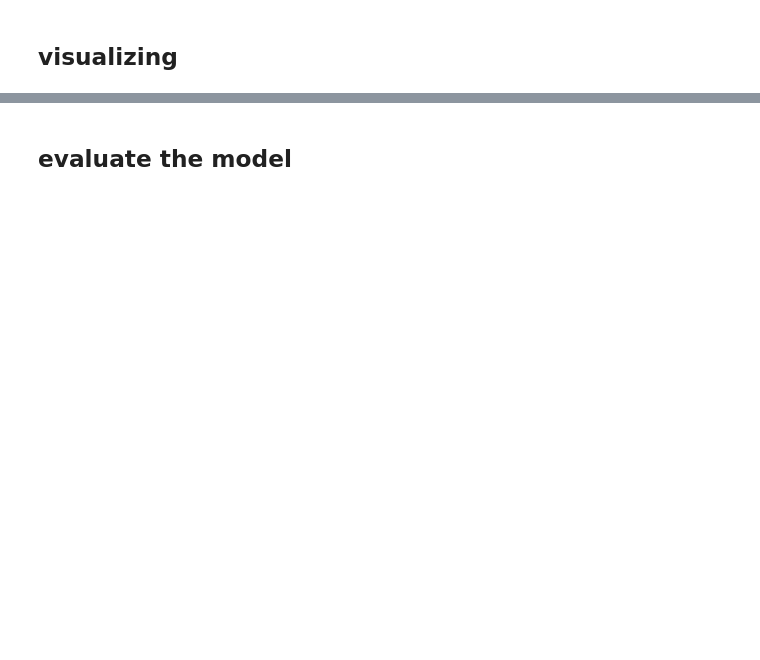
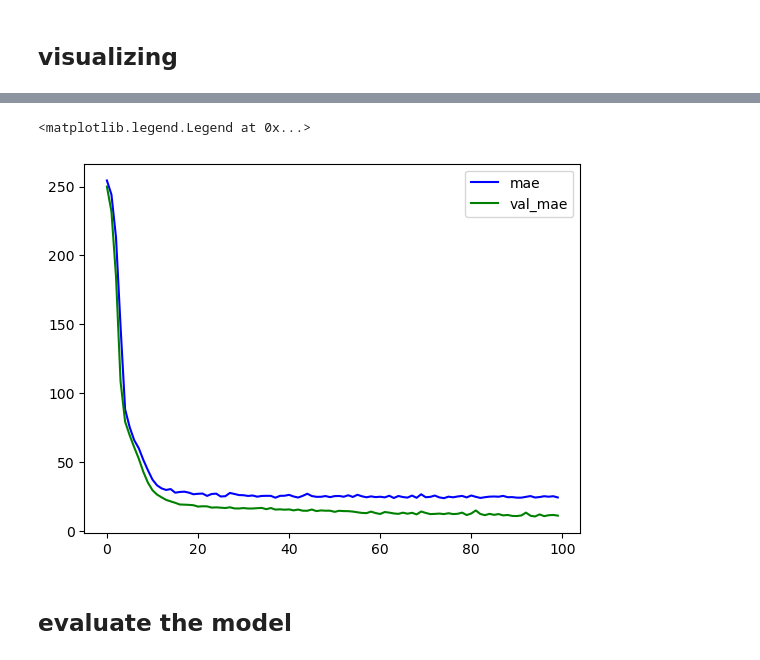
Before and after one commit to javadmonsefi/neural_network, a Jupyter notebook: 01-regression/MLP/Multilayer_Perceptron.ipynb, the cells around one changed output, grey strips where cells are left out. Drawn from its saved outputs; the diff is of its cells as text; code cells hidden in the pictures; blank space fills up the shorter version.

```diff
--- a/01-regression/MLP/Multilayer_Perceptron.ipynb
+++ b/01-regression/MLP/Multilayer_Perceptron.ipynb
@@ -150,3 +160,10 @@ plt.legend()
+# %%
+plt.plot(r.history['mae'], label='mae', color='blue')
+plt.plot(r.history['val_mae'], label='val_mae', color='green')
+plt.legend()
+# %% [output]
+<matplotlib.legend.Legend at 0x...>
+[figure, added]
 # %% [markdown]
 ## evaluate the model
 # %%
```
Also changed, not shown: parts of 22 cells of this notebook, 11 other files.
